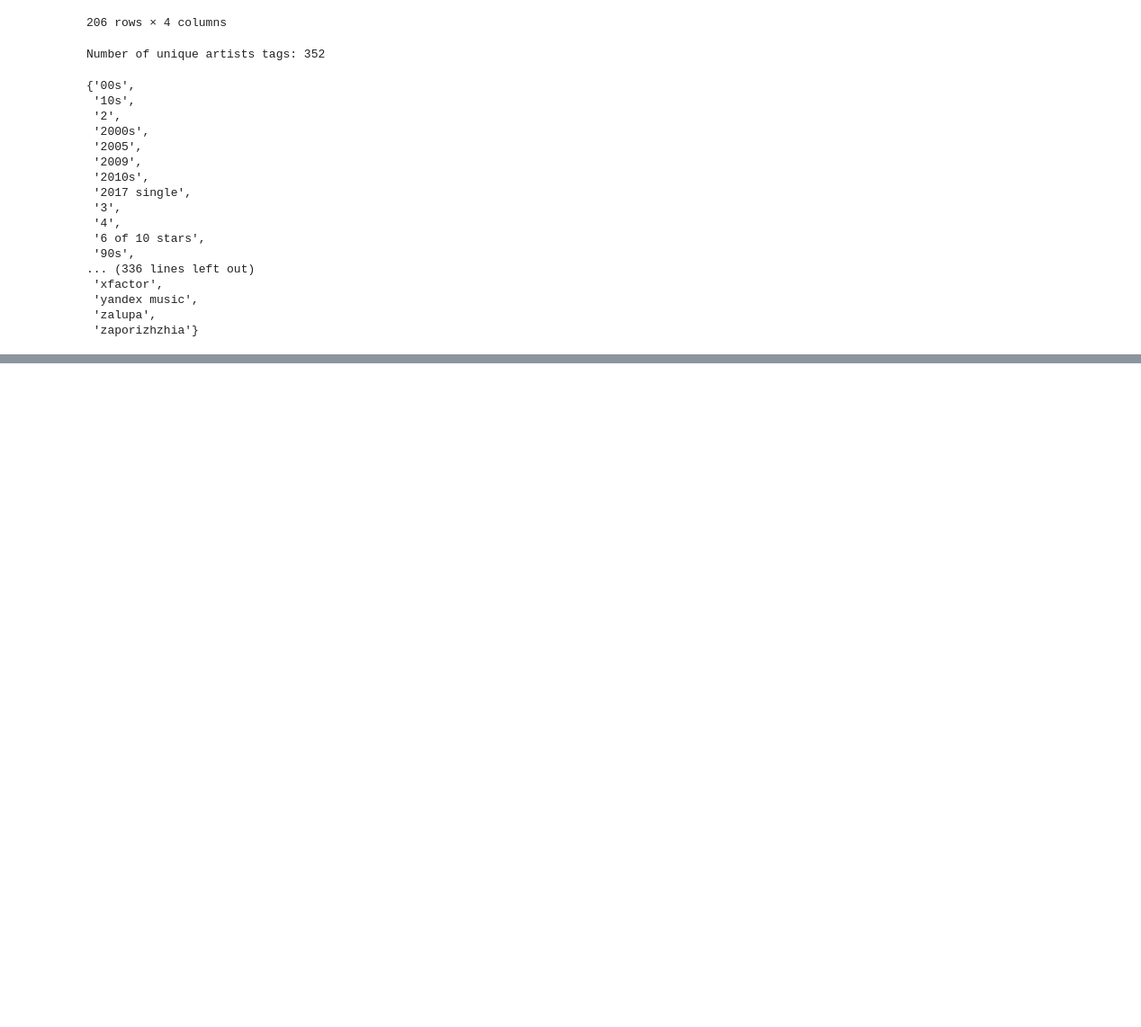
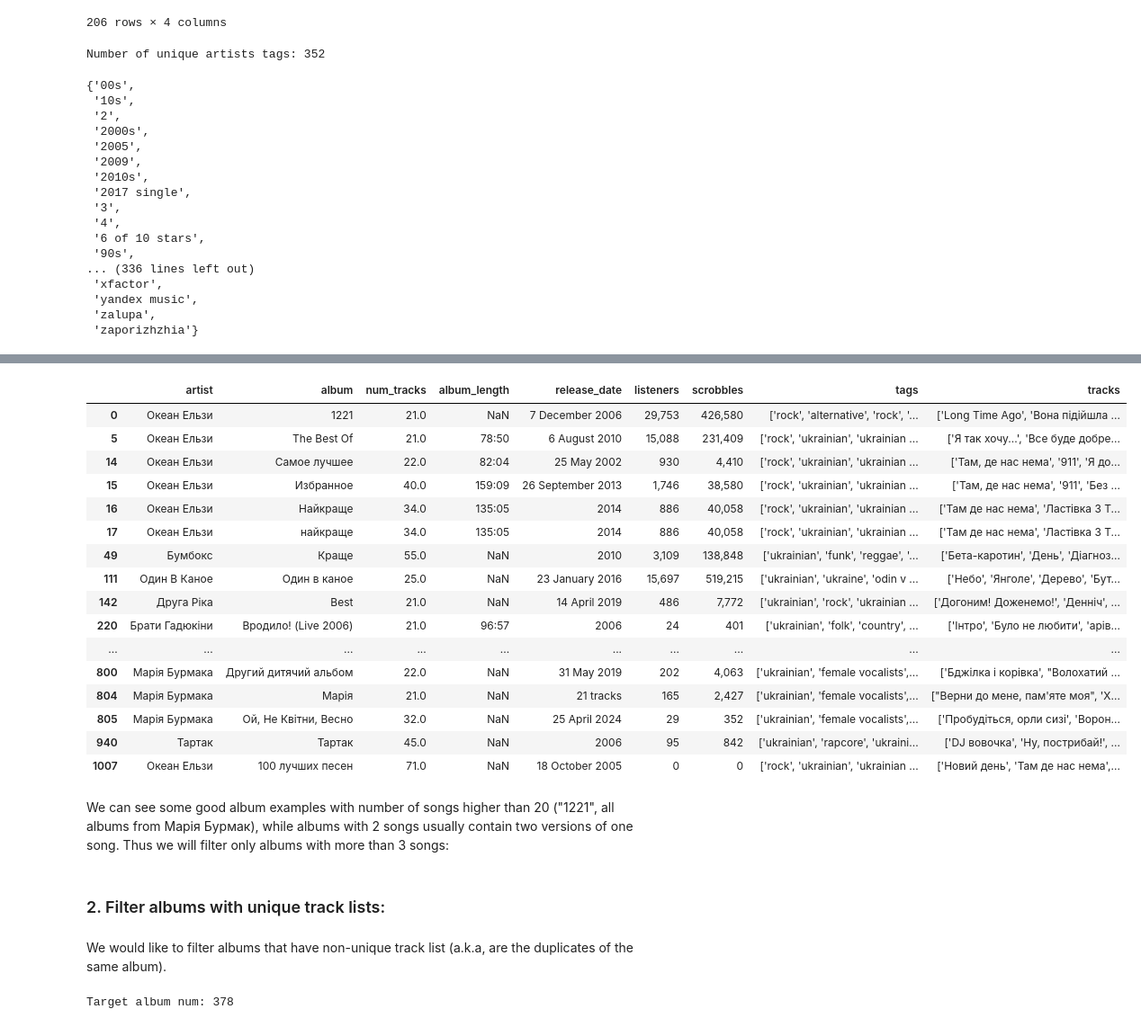
Before and after one commit to OlesiaOmelchuk/ukr_music_genre_map, a Jupyter notebook: data_preprocessing.ipynb, the cells around one changed output, grey strips where cells are left out. Shown at 90% size. Drawn from its saved outputs; the diff is of its cells as text; code cells hidden in the pictures; blank space fills up the shorter version.

```diff
--- a/data_preprocessing.ipynb
+++ b/data_preprocessing.ipynb
@@ -847,0 +895,22 @@ artists_df.to_csv(os.path.join("data", "artists_v1.csv"), index=False)
+# %%
+album_df[album_df["num_tracks"] > 20]
+# %% [output]
+|  | artist | album | num_tracks | album_length | release_date | listeners | scrobbles | tags | tracks |
+| 0 | Океан Ельзи | 1221 | 21.0 | NaN | 7 December 2006 | 29,753 | 426,580 | ['rock', 'alternative', 'rock', '... | ['Long Time Ago', 'Вона підійшла ... |
+| 5 | Океан Ельзи | The Best Of | 21.0 | 78:50 | 6 August 2010 | 15,088 | 231,409 | ['rock', 'ukrainian', 'ukrainian ... | ['Я так хочу...', 'Все буде добре... |
+| 14 | Океан Ельзи | Самое лучшее | 22.0 | 82:04 | 25 May 2002 | 930 | 4,410 | ['rock', 'ukrainian', 'ukrainian ... | ['Там, де нас нема', '911', 'Я до... |
+| 15 | Океан Ельзи | Избранное | 40.0 | 159:09 | 26 September 2013 | 1,746 | 38,580 | ['rock', 'ukrainian', 'ukrainian ... | ['Там, де нас нема', '911', 'Без ... |
+| 16 | Океан Ельзи | Найкраще | 34.0 | 135:05 | 2014 | 886 | 40,058 | ['rock', 'ukrainian', 'ukrainian ... | ['Там де нас нема', 'Ластiвка З Т... |
+| 17 | Океан Ельзи | найкраще | 34.0 | 135:05 | 2014 | 886 | 40,058 | ['rock', 'ukrainian', 'ukrainian ... | ['Там де нас нема', 'Ластiвка З Т... |
+| 49 | Бумбокс | Краще | 55.0 | NaN | 2010 | 3,109 | 138,848 | ['ukrainian', 'funk', 'reggae', '... | ['Бета-каротин', 'День', 'Діагноз... |
+| 111 | Один В Каное | Один в каное | 25.0 | NaN | 23 January 2016 | 15,697 | 519,215 | ['ukrainian', 'ukraine', 'odin v ... | ['Небо', 'Янголе', 'Дерево', 'Бут... |
+| 142 | Друга Ріка | Best | 21.0 | NaN | 14 April 2019 | 486 | 7,772 | ['ukrainian', 'rock', 'ukrainian ... | ['Догоним! Доженемо!', 'Деннiч', ... |
+| 220 | Брати Гадюкіни | Вродило! (Live 2006) | 21.0 | 96:57 | 2006 | 24 | 401 | ['ukrainian', 'folk', 'country', ... | ['Інтро', 'Було не любити', 'арів... |
+| ... | ... | ... | ... | ... | ... | ... | ... | ... | ... |
+| 800 | Марія Бурмака | Другий дитячий альбом | 22.0 | NaN | 31 May 2019 | 202 | 4,063 | ['ukrainian', 'female vocalists',... | ['Бджілка і корівка', "Волохатий ... |
+| 804 | Марія Бурмака | Марія | 21.0 | NaN | 21 tracks | 165 | 2,427 | ['ukrainian', 'female vocalists',... | ["Верни до мене, пам'яте моя", 'Х... |
+| 805 | Марія Бурмака | Ой, Не Квітни, Весно | 32.0 | NaN | 25 April 2024 | 29 | 352 | ['ukrainian', 'female vocalists',... | ['Пробудiться, орли сизi', 'Ворон... |
+| 940 | Тартак | Тартак | 45.0 | NaN | 2006 | 95 | 842 | ['ukrainian', 'rapcore', 'ukraini... | ['DJ вовочка', 'Ну, пострибай!', ... |
+| 1007 | Океан Ельзи | 100 лучших песен | 71.0 | NaN | 18 October 2005 | 0 | 0 | ['rock', 'ukrainian', 'ukrainian ... | ['Новий день', 'Там де нас нема',... |
+# %% [markdown]
+We can see some good album examples with number of songs higher than 20 ("1221", all albums from Марія Бурмак), while albums with 2 songs usually contain two versions of one song. Thus we will filter only albums with more than 3 songs:
@@ -847,0 +919,8 @@ artists_df.to_csv(os.path.join("data", "artists_v1.csv"), index=False)
+# %% [markdown]
+### 2. Filter albums with unique track lists:
+# %% [markdown]
+We would like to filter albums that have non-unique track list (a.k.a, are the duplicates of the same album).
+# %%
+print("Target album num:", len(filtered_df["tracks"].apply(str).unique()))
+# %% [output]
+Target album num: 378
```
Also changed, not shown: parts of 31 cells of this notebook, 10 other files.
